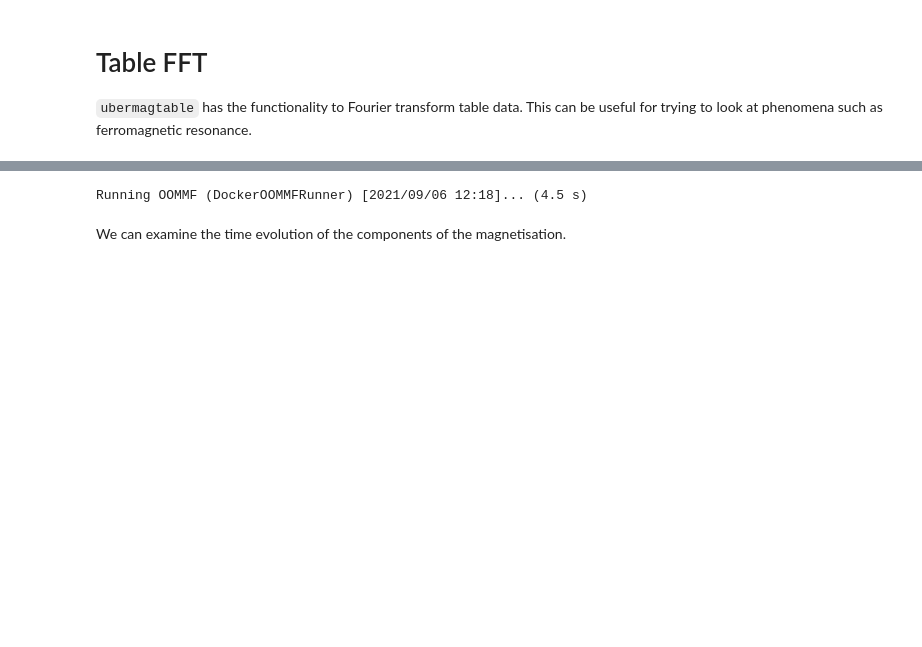
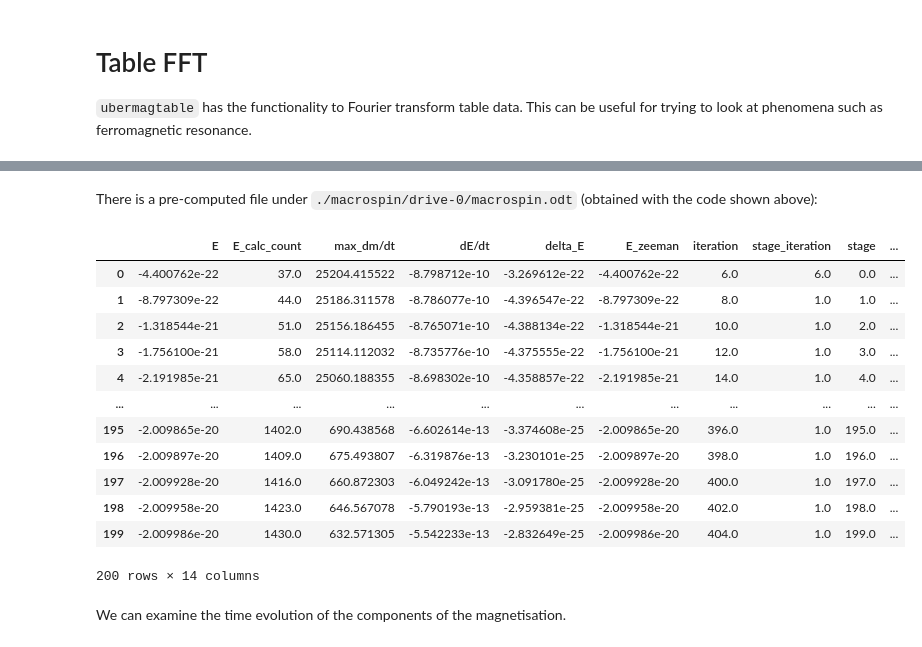
Before and after one commit to ubermag/ubermagtable, a Jupyter notebook: docs/ipynb/table-fft.ipynb, the cells around one changed output, grey strips where cells are left out. Saved outputs shown, nothing was run; the diff lists cells and outputs as text; code cells hidden in the pictures; blank space fills up the shorter version.

```diff
--- a/docs/ipynb/table-fft.ipynb
+++ b/docs/ipynb/table-fft.ipynb
@@ -6,29 +34,0 @@ To give an example of the Fourier transform functionality, a system with a singl
-# %%
-# NBVAL_IGNORE_OUTPUT
-import oommfc as mc
-import discretisedfield as df
-import micromagneticmodel as mm
-import numpy as np
-
-# Define a macrospin mesh (i.e. one discretisation cell).
-p1 = (0, 0, 0)  # first point of the mesh domain (m)
-p2 = (1e-9, 1e-9, 1e-9)  # second point of the mesh domain (m)
-n = (1, 1, 1)  # discretisation cell size (m)
-
-Ms = 8e6  # magnetisation saturation (A/m)
-H = (0, 0, 2e6)  # external magnetic field (A/m)
-gamma0 = 2.211e5  # gyromagnetic ratio (m/As)
-alpha = 0.1  # Gilbert damping
-
-region = df.Region(p1=p1, p2=p2)
-mesh = df.Mesh(region=region, n=n)
-
-system = mm.System(name='macrospin')
-system.energy = mm.Zeeman(H=H)
-system.dynamics = mm.Precession(gamma0=gamma0) + mm.Damping(alpha=alpha)
-system.m = df.Field(mesh, dim=3, value=(1, 0, 0), norm=Ms)
-
-td = mc.TimeDriver()
-td.drive(system, t=0.1e-9, n=200)
-# %% [output]
-Running OOMMF (DockerOOMMFRunner) [2021/09/06 12:18]... (4.5 s)
@@ -35,3 +39,24 @@ Running OOMMF (DockerOOMMFRunner) [2021/09/06 12:18]... (4.5 s)
+# %% [markdown]
+There is a pre-computed file under `./macrospin/drive-0/macrospin.odt` (obtained with the code shown above):
+# %%
+odtfile = os.path.join('.', 'macrospin', 'drive-0', 'macrospin.odt')
+table = ubermagtable.Table.fromfile(odtfile, x='t')
+# %%
+table.data
+# %% [output]
+|  | E | E_calc_count | max_dm/dt | dE/dt | delta_E | E_zeeman | iteration | stage_iteration | stage | ... |
+| 0 | -4.400762e-22 | 37.0 | 25204.415522 | -8.798712e-10 | -3.269612e-22 | -4.400762e-22 | 6.0 | 6.0 | 0.0 | ... |
+| 1 | -8.797309e-22 | 44.0 | 25186.311578 | -8.786077e-10 | -4.396547e-22 | -8.797309e-22 | 8.0 | 1.0 | 1.0 | ... |
+| 2 | -1.318544e-21 | 51.0 | 25156.186455 | -8.765071e-10 | -4.388134e-22 | -1.318544e-21 | 10.0 | 1.0 | 2.0 | ... |
+| 3 | -1.756100e-21 | 58.0 | 25114.112032 | -8.735776e-10 | -4.375555e-22 | -1.756100e-21 | 12.0 | 1.0 | 3.0 | ... |
+| 4 | -2.191985e-21 | 65.0 | 25060.188355 | -8.698302e-10 | -4.358857e-22 | -2.191985e-21 | 14.0 | 1.0 | 4.0 | ... |
+| ... | ... | ... | ... | ... | ... | ... | ... | ... | ... | ... |
+| 195 | -2.009865e-20 | 1402.0 | 690.438568 | -6.602614e-13 | -3.374608e-25 | -2.009865e-20 | 396.0 | 1.0 | 195.0 | ... |
+| 196 | -2.009897e-20 | 1409.0 | 675.493807 | -6.319876e-13 | -3.230101e-25 | -2.009897e-20 | 398.0 | 1.0 | 196.0 | ... |
+| 197 | -2.009928e-20 | 1416.0 | 660.872303 | -6.049242e-13 | -3.091780e-25 | -2.009928e-20 | 400.0 | 1.0 | 197.0 | ... |
+| 198 | -2.009958e-20 | 1423.0 | 646.567078 | -5.790193e-13 | -2.959381e-25 | -2.009958e-20 | 402.0 | 1.0 | 198.0 | ... |
+| 199 | -2.009986e-20 | 1430.0 | 632.571305 | -5.542233e-13 | -2.832649e-25 | -2.009986e-20 | 404.0 | 1.0 | 199.0 | ... |
+200 rows × 14 columns
 # %% [markdown]
 We can examine the time evolution of the components of the magnetisation.
 # %%
```
Also changed, not shown: parts of 4 cells of this notebook, 1 other file.
